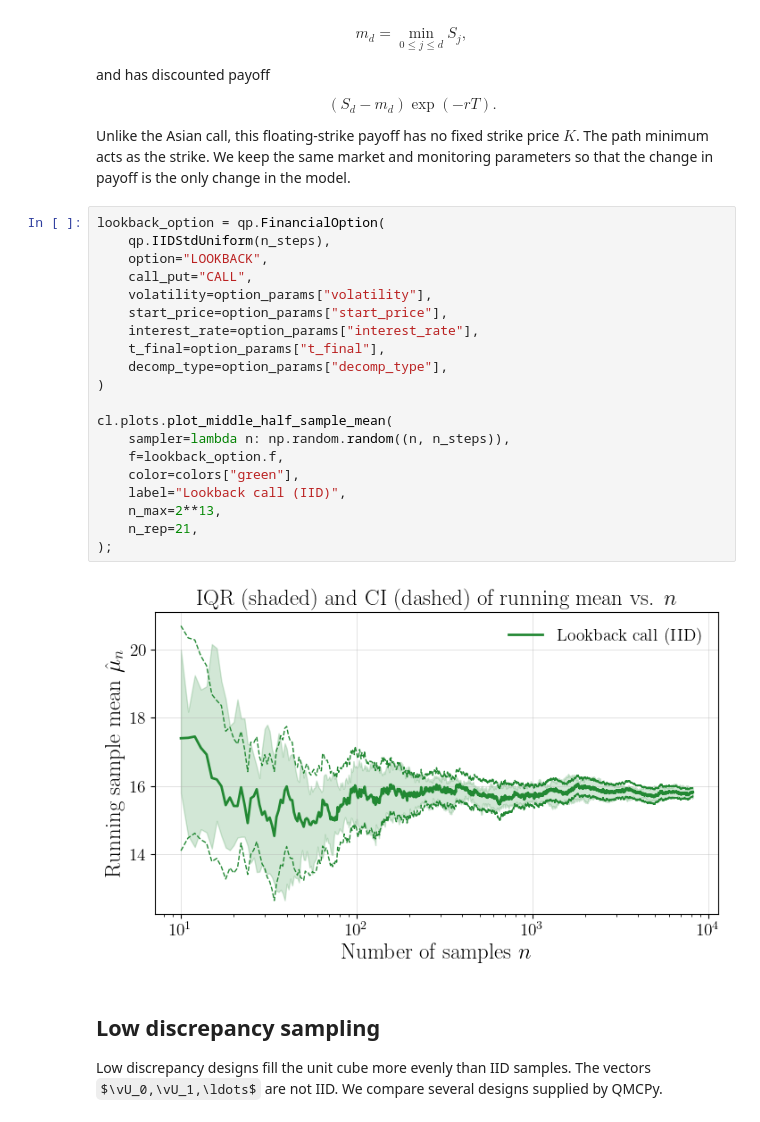
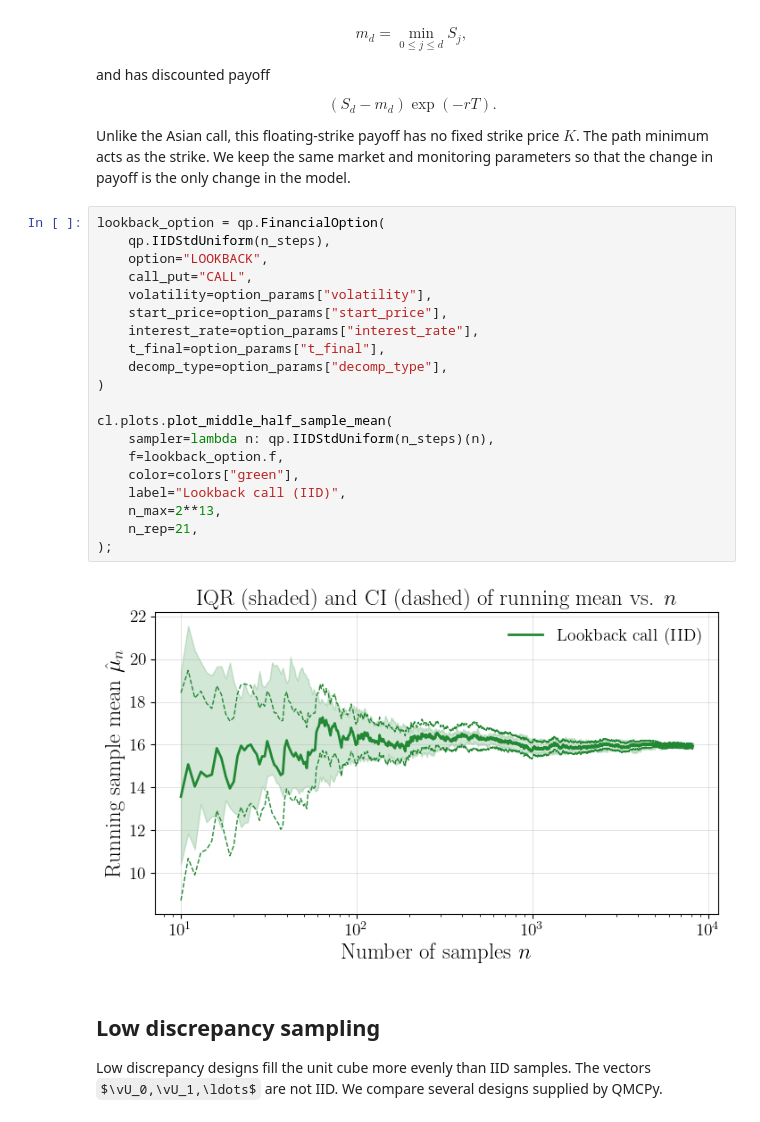
Before and after one commit to fjhickernell/MATH565Fall2026, a Jupyter notebook: notebooks/sampling/GeneratingSamples.ipynb, the cells around one changed output. Drawn from its saved outputs; the diff is of its cells as text; some formulas as TeX source.

```diff
--- a/notebooks/sampling/GeneratingSamples.ipynb
+++ b/notebooks/sampling/GeneratingSamples.ipynb
@@ -561,25 +585,25 @@ Unlike the Asian call, this floating-strike payoff has no fixed strike price $K$
 # %%
 lookback_option = qp.FinancialOption(
     qp.IIDStdUniform(n_steps),
     option="LOOKBACK",
     call_put="CALL",
     volatility=option_params["volatility"],
     start_price=option_params["start_price"],
     interest_rate=option_params["interest_rate"],
     t_final=option_params["t_final"],
     decomp_type=option_params["decomp_type"],
 )
 
 cl.plots.plot_middle_half_sample_mean(
-    sampler=lambda n: np.random.random((n, n_steps)),
+    sampler=lambda n: qp.IIDStdUniform(n_steps)(n),
     f=lookback_option.f,
     color=colors["green"],
     label="Lookback call (IID)",
     n_max=2**13,
     n_rep=21,
 );
 # %% [output]
-[figure, old version]
+[figure, new version]
 # %% [markdown]
 ## Low discrepancy sampling
 
```
Also changed, not shown: parts of 18 cells of this notebook, 8 other files.
